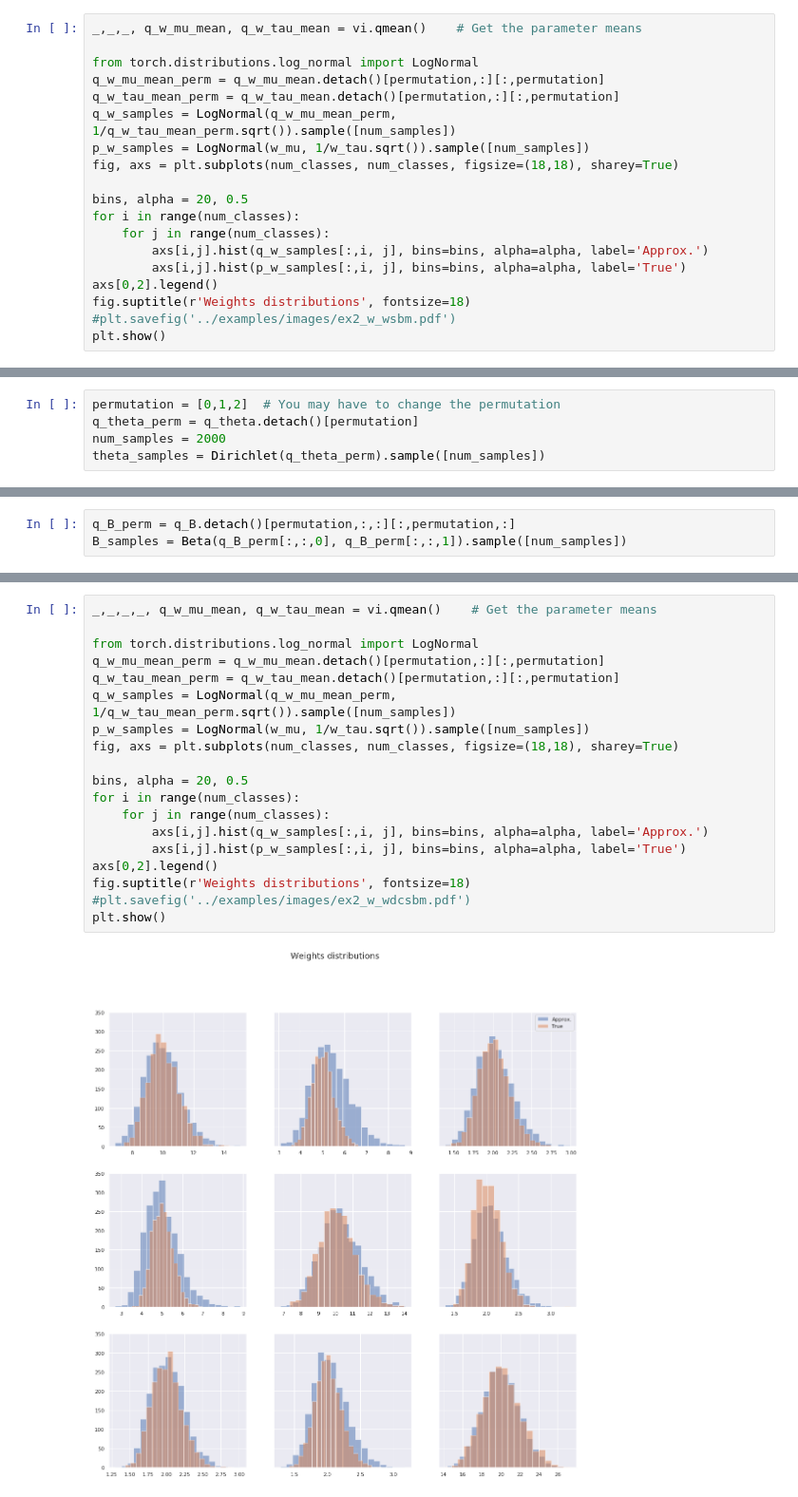
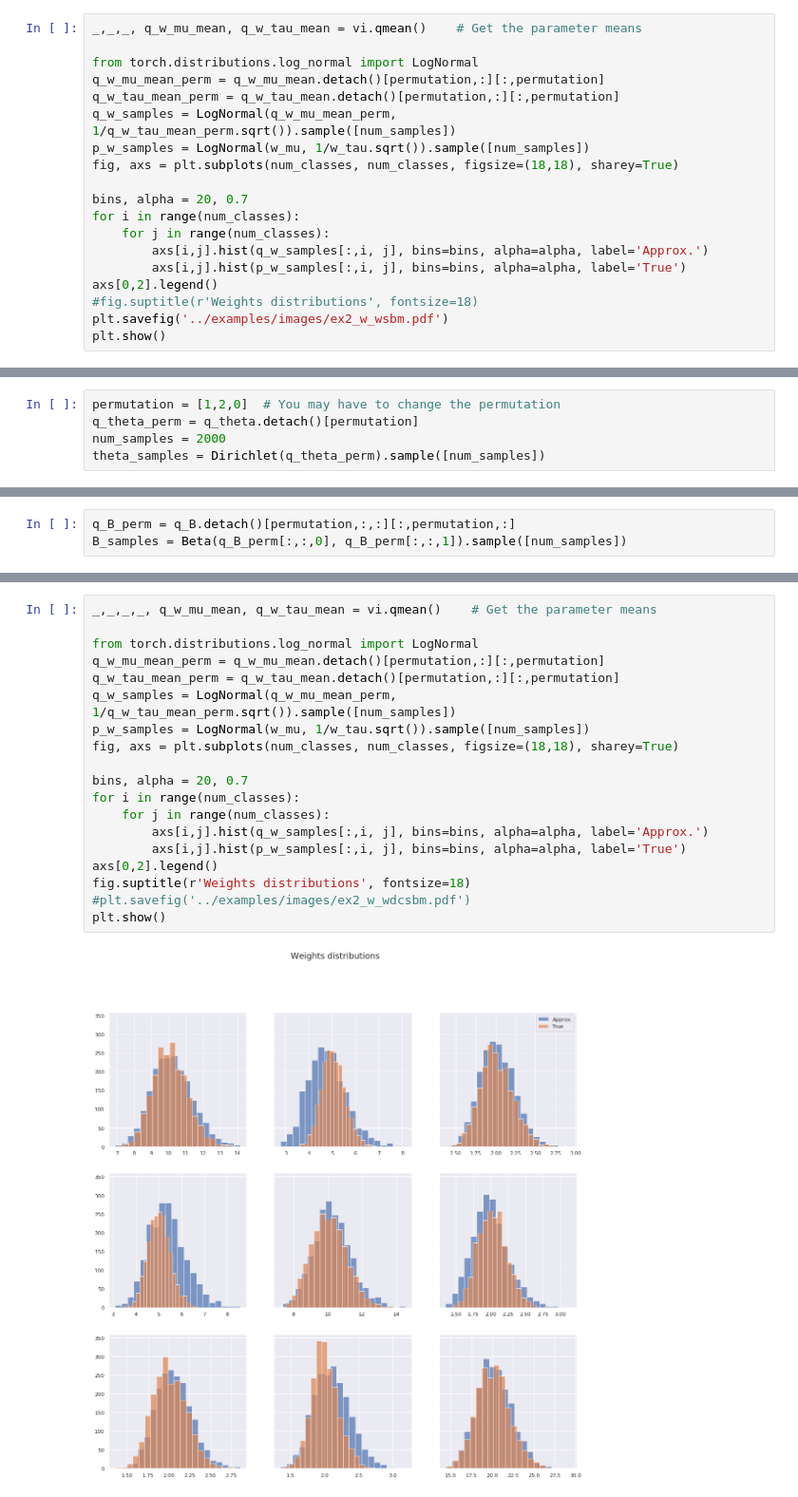
Before and after one commit to mozzhorin/VIRGMo, a Jupyter notebook: examples/Example 2 - WSBMs on simulated data.ipynb, the cells around one changed output, grey strips where cells are left out. Shown at 95% size. Cells and saved outputs as stored; diff of their text form.

```diff
--- a/examples/Example 2 - WSBMs on simulated data.ipynb
+++ b/examples/Example 2 - WSBMs on simulated data.ipynb
@@ -144,13 +137,13 @@ q_w_samples = LogNormal(q_w_mu_mean_perm, 1/q_w_tau_mean_perm.sqrt()).sample([nu
 p_w_samples = LogNormal(w_mu, 1/w_tau.sqrt()).sample([num_samples])
 fig, axs = plt.subplots(num_classes, num_classes, figsize=(18,18), sharey=True)
 
-bins, alpha = 20, 0.5
+bins, alpha = 20, 0.7
 for i in range(num_classes):
     for j in range(num_classes):
         axs[i,j].hist(q_w_samples[:,i, j], bins=bins, alpha=alpha, label='Approx.')
         axs[i,j].hist(p_w_samples[:,i, j], bins=bins, alpha=alpha, label='True')
 axs[0,2].legend()
-fig.suptitle(r'Weights distributions', fontsize=18)
-#plt.savefig('../examples/images/ex2_w_wsbm.pdf')
+#fig.suptitle(r'Weights distributions', fontsize=18)
+plt.savefig('../examples/images/ex2_w_wsbm.pdf')
 plt.show()
 # %% [output]
@@ -247,5 +233,5 @@ tensor([0.2252, 0.3122, 0.4626])
 # %%
-permutation = [0,1,2]  # You may have to change the permutation
+permutation = [1,2,0]  # You may have to change the permutation
 q_theta_perm = q_theta.detach()[permutation]
 num_samples = 2000
 theta_samples = Dirichlet(q_theta_perm).sample([num_samples])
@@ -285,21 +271,21 @@ plt.show()
 # %%
 _,_,_,_, q_w_mu_mean, q_w_tau_mean = vi.qmean()    # Get the parameter means
 
 from torch.distributions.log_normal import LogNormal
 q_w_mu_mean_perm = q_w_mu_mean.detach()[permutation,:][:,permutation]
 q_w_tau_mean_perm = q_w_tau_mean.detach()[permutation,:][:,permutation]
 q_w_samples = LogNormal(q_w_mu_mean_perm, 1/q_w_tau_mean_perm.sqrt()).sample([num_samples])
 p_w_samples = LogNormal(w_mu, 1/w_tau.sqrt()).sample([num_samples])
 fig, axs = plt.subplots(num_classes, num_classes, figsize=(18,18), sharey=True)
 
-bins, alpha = 20, 0.5
+bins, alpha = 20, 0.7
 for i in range(num_classes):
     for j in range(num_classes):
         axs[i,j].hist(q_w_samples[:,i, j], bins=bins, alpha=alpha, label='Approx.')
         axs[i,j].hist(p_w_samples[:,i, j], bins=bins, alpha=alpha, label='True')
 axs[0,2].legend()
 fig.suptitle(r'Weights distributions', fontsize=18)
 #plt.savefig('../examples/images/ex2_w_wdcsbm.pdf')
 plt.show()
 # %% [output]
-[figure, old version]
+[figure, new version]
```
Also changed, not shown: parts of 12 cells of this notebook, 27 other files.
